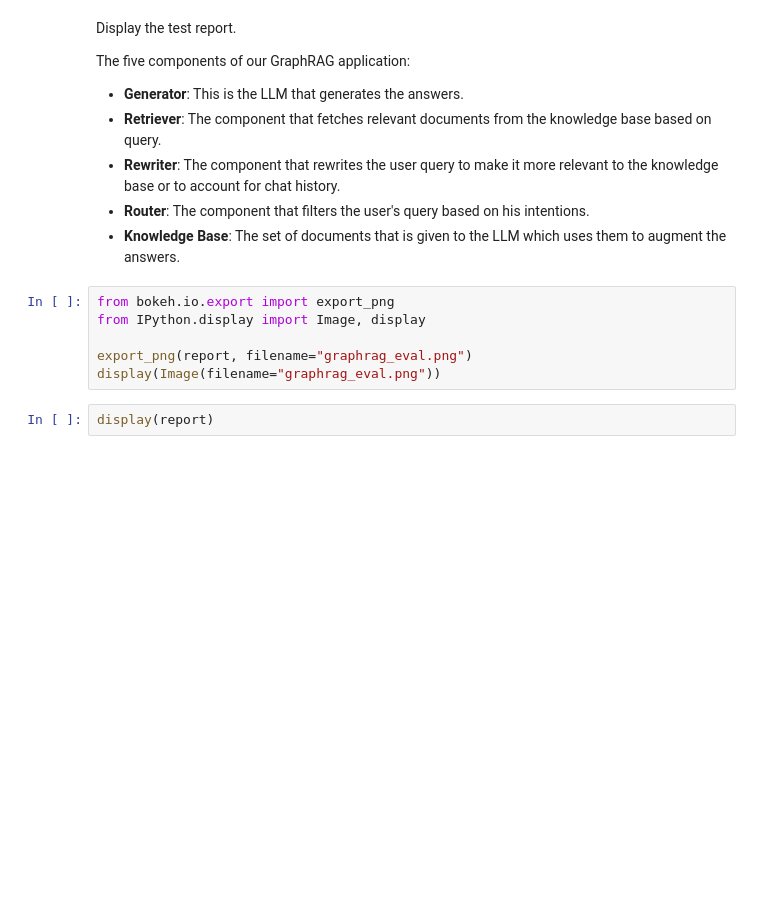
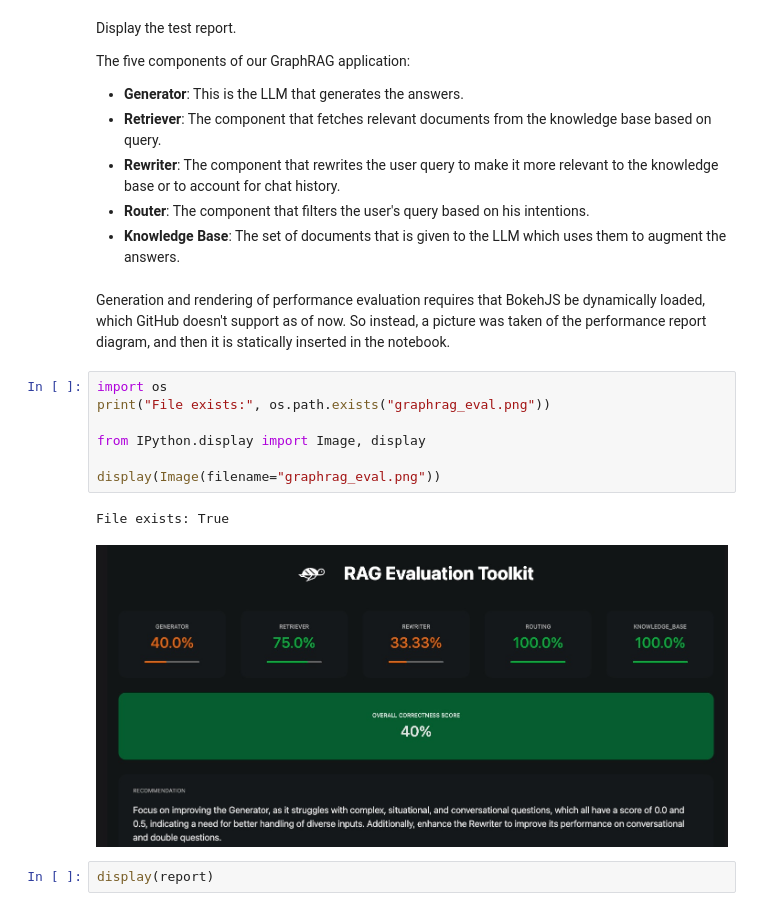
Before and after one commit to shenzeng1234/GraphRAG_Neo4j_Chinese, a Jupyter notebook: graphrag_evaluation.ipynb, the cells around one changed output. Cells and saved outputs as stored; diff of their text form; blank space fills up the shorter version.

Commit message:
Fixed static rendering of perf picture.

```diff
--- a/graphrag_evaluation.ipynb
+++ b/graphrag_evaluation.ipynb
@@ -185,12 +185,18 @@ The five components of our GraphRAG application:
 * **Rewriter**: The component that rewrites the user query to make it more relevant to the knowledge base or to account for chat history.
 * **Router**: The component that filters the user's query based on his intentions.
 * **Knowledge Base**: The set of documents that is given to the LLM which uses them to augment the answers.
+# %% [markdown]
+Generation and rendering of performance evaluation requires that BokehJS be dynamically loaded, which GitHub doesn't support as of now. So instead, a picture was taken of the performance report diagram, and then it is statically inserted in the notebook.
 # %%
-from bokeh.io.export import export_png
+import os
+print("File exists:", os.path.exists("graphrag_eval.png"))
+
 from IPython.display import Image, display
 
-export_png(report, filename="graphrag_eval.png")
 display(Image(filename="graphrag_eval.png"))
+# %% [output]
+File exists: True
+[figure, added]
 # %%
 display(report)
 # %% [output]
```
